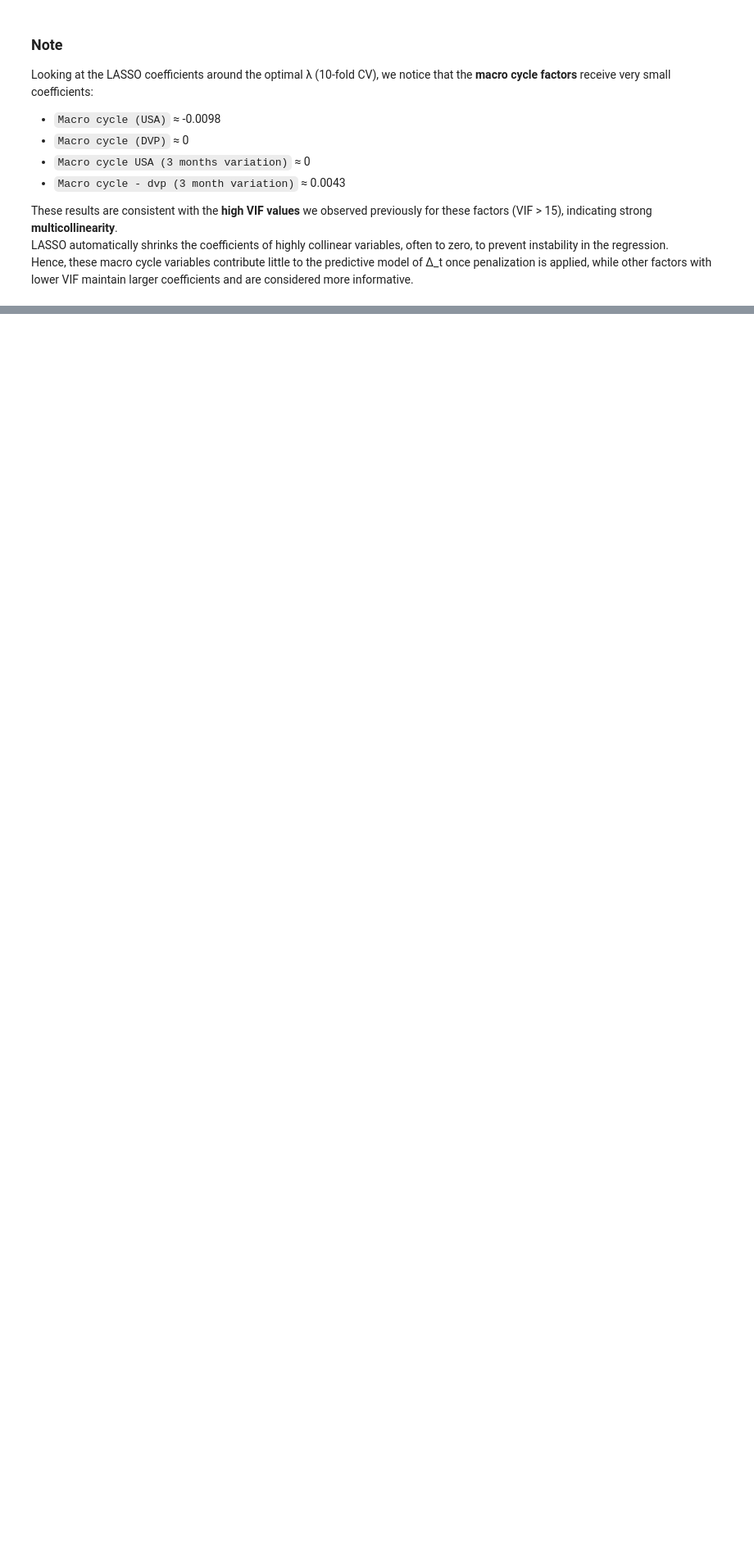
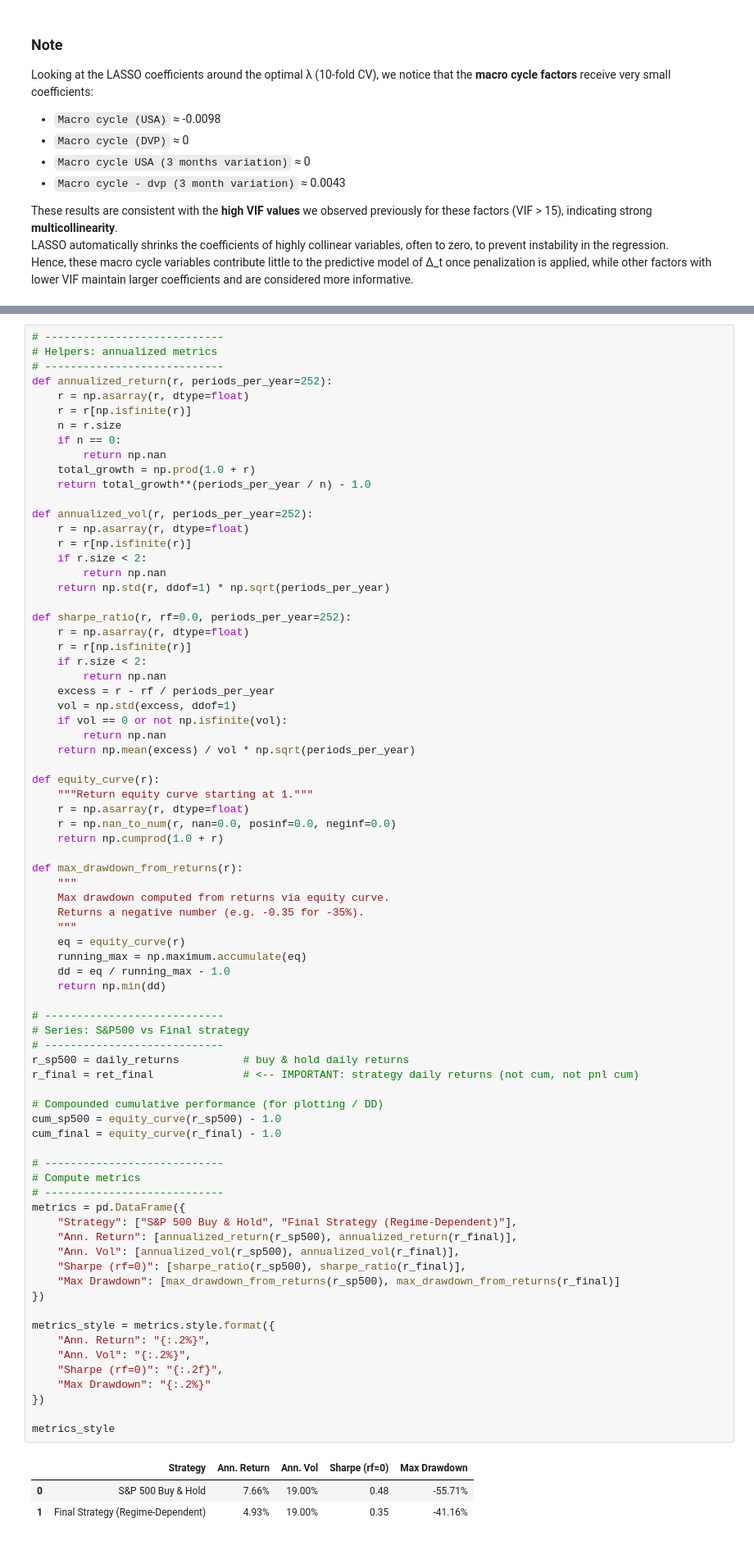
Before and after one commit to BenjaminFernandesNeres/Kalman-SP500, a Jupyter notebook: TrendFollowingStrategy.ipynb, the cells around one changed output, grey strips where cells are left out. Shown at 82% size. Drawn from its saved outputs; the diff is of its cells as text; blank space fills up the shorter version.

```diff
--- a/TrendFollowingStrategy.ipynb
+++ b/TrendFollowingStrategy.ipynb
@@ -533,0 +646,80 @@ df_signals
+# %%
+# ----------------------------
+# Helpers: annualized metrics
+# ----------------------------
+def annualized_return(r, periods_per_year=252):
+    r = np.asarray(r, dtype=float)
+    r = r[np.isfinite(r)]
+    n = r.size
+    if n == 0:
+        return np.nan
+    total_growth = np.prod(1.0 + r)
+    return total_growth**(periods_per_year / n) - 1.0
+
+def annualized_vol(r, periods_per_year=252):
+    r = np.asarray(r, dtype=float)
+    r = r[np.isfinite(r)]
+    if r.size < 2:
+        return np.nan
+    return np.std(r, ddof=1) * np.sqrt(periods_per_year)
+
+def sharpe_ratio(r, rf=0.0, periods_per_year=252):
+    r = np.asarray(r, dtype=float)
+    r = r[np.isfinite(r)]
+    if r.size < 2:
+        return np.nan
+    excess = r - rf / periods_per_year
+    vol = np.std(excess, ddof=1)
+    if vol == 0 or not np.isfinite(vol):
+        return np.nan
+    return np.mean(excess) / vol * np.sqrt(periods_per_year)
+
+def equity_curve(r):
+    """Return equity curve starting at 1."""
+    r = np.asarray(r, dtype=float)
+    r = np.nan_to_num(r, nan=0.0, posinf=0.0, neginf=0.0)
+    return np.cumprod(1.0 + r)
+
+def max_drawdown_from_returns(r):
+    """
+    Max drawdown computed from returns via equity curve.
+    Returns a negative number (e.g. -0.35 for -35%).
+    """
+    eq = equity_curve(r)
+    running_max = np.maximum.accumulate(eq)
+    dd = eq / running_max - 1.0
+    return np.min(dd)
+
+# ----------------------------
+# Series: S&P500 vs Final strategy
+# ----------------------------
+r_sp500 = daily_returns          # buy & hold daily returns
+r_final = ret_final              # <-- IMPORTANT: strategy daily returns (not cum, not pnl cum)
+
+# Compounded cumulative performance (for plotting / DD)
+cum_sp500 = equity_curve(r_sp500) - 1.0
+cum_final = equity_curve(r_final) - 1.0
+
+# ----------------------------
+# Compute metrics
+# ----------------------------
+metrics = pd.DataFrame({
+    "Strategy": ["S&P 500 Buy & Hold", "Final Strategy (Regime-Dependent)"],
+    "Ann. Return": [annualized_return(r_sp500), annualized_return(r_final)],
+    "Ann. Vol": [annualized_vol(r_sp500), annualized_vol(r_final)],
+    "Sharpe (rf=0)": [sharpe_ratio(r_sp500), sharpe_ratio(r_final)],
+    "Max Drawdown": [max_drawdown_from_returns(r_sp500), max_drawdown_from_returns(r_final)]
+})
+
+metrics_style = metrics.style.format({
+    "Ann. Return": "{:.2%}",
+    "Ann. Vol": "{:.2%}",
+    "Sharpe (rf=0)": "{:.2f}",
+    "Max Drawdown": "{:.2%}"
+})
+
+metrics_style
+# %% [output]
+|  | Strategy | Ann. Return | Ann. Vol | Sharpe (rf=0) | Max Drawdown |
+| 0 | S&P 500 Buy & Hold | 7.66% | 19.00% | 0.48 | -55.71% |
+| 1 | Final Strategy (Regime-Dependent) | 4.93% | 19.00% | 0.35 | -41.16% |
```
Also changed, not shown: parts of 11 cells of this notebook, 2 other files.
